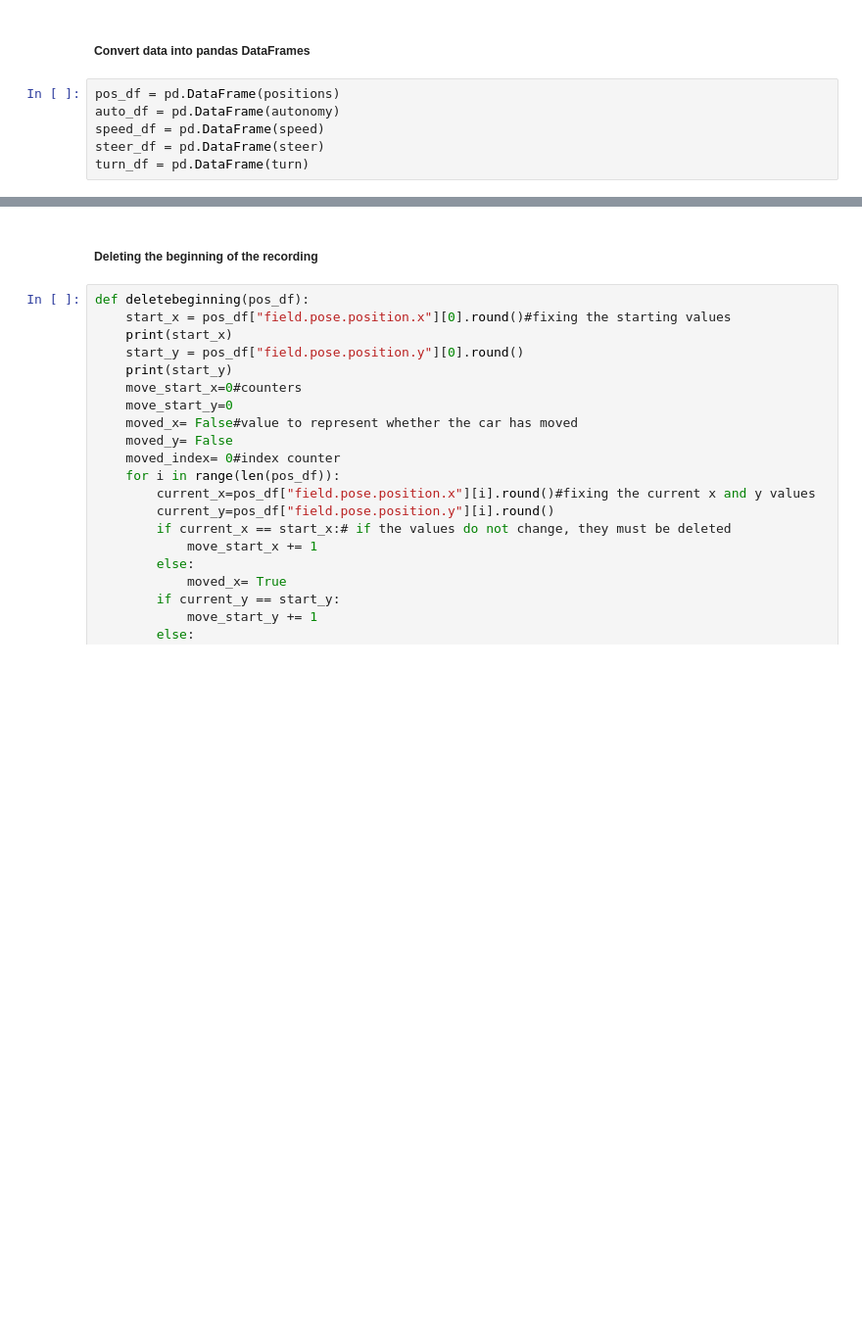
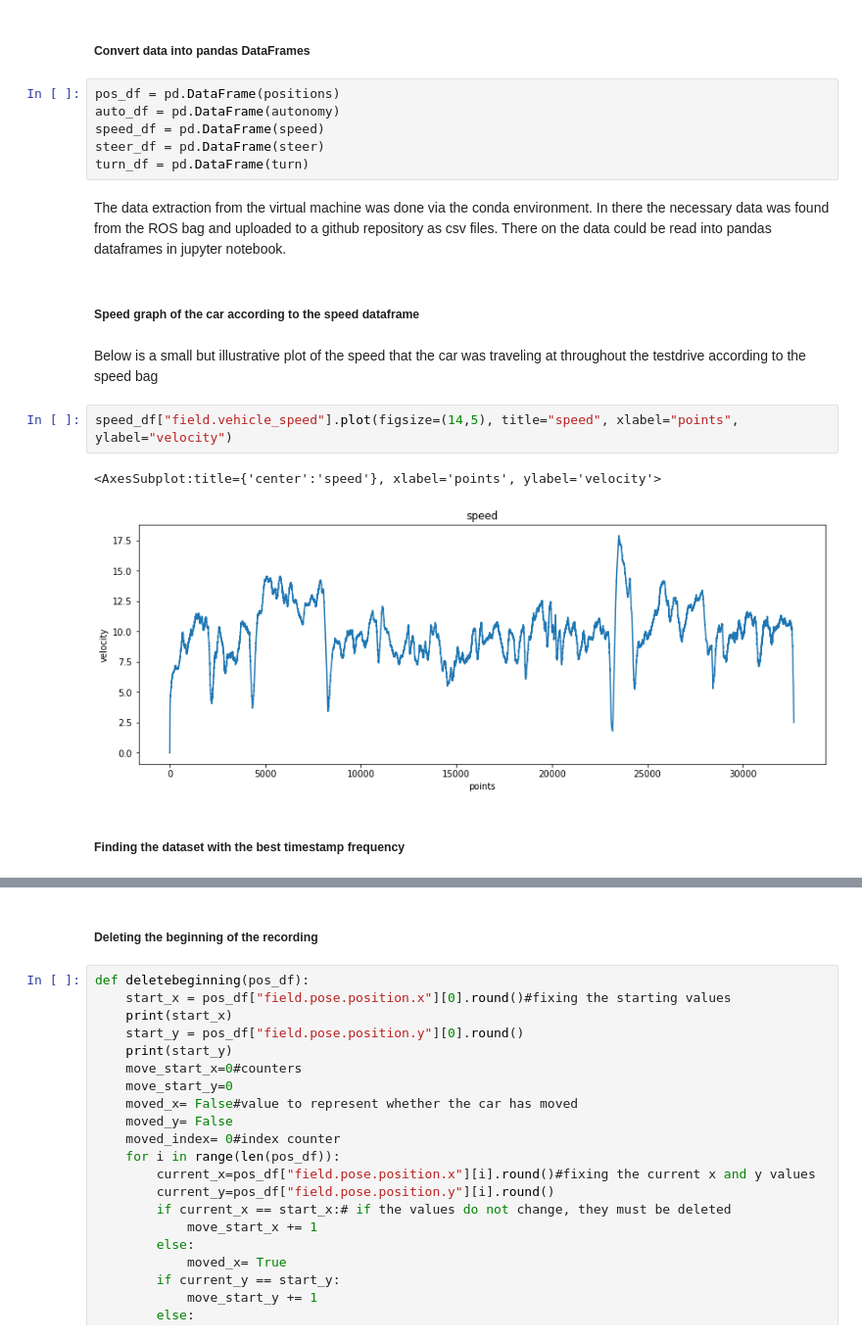
Before and after one commit to kaniser1/IDS_Project, a Jupyter notebook: D12_IDS_Project.ipynb, the cells around one changed output, grey strips where cells are left out. Shown at 98% size. Cells and saved outputs as stored; diff of their text form; blank space fills up the shorter version.

```diff
--- a/D12_IDS_Project.ipynb
+++ b/D12_IDS_Project.ipynb
@@ -19,3 +25,16 @@ auto_df = pd.DataFrame(autonomy)
 speed_df = pd.DataFrame(speed)
 steer_df = pd.DataFrame(steer)
 turn_df = pd.DataFrame(turn)
+# %% [markdown]
+The data extraction from the virtual machine was done via the conda environment. In there the necessary data was found from the ROS bag and uploaded to a github repository as csv files. There on the data could be read into pandas dataframes in jupyter notebook.
+# %% [markdown]
+##### Speed graph of the car according to the speed dataframe
+# %% [markdown]
+Below is a small but illustrative plot of the speed that the car was traveling at throughout the testdrive according to the speed bag
+# %%
+speed_df["field.vehicle_speed"].plot(figsize=(14,5), title="speed", xlabel="points", ylabel="velocity")
+# %% [output]
+<AxesSubplot:title={'center':'speed'}, xlabel='points', ylabel='velocity'>
+[figure, added]
+# %% [markdown]
+##### Finding the dataset with the best timestamp frequency
```
Also changed, not shown: parts of 25 cells of this notebook.
